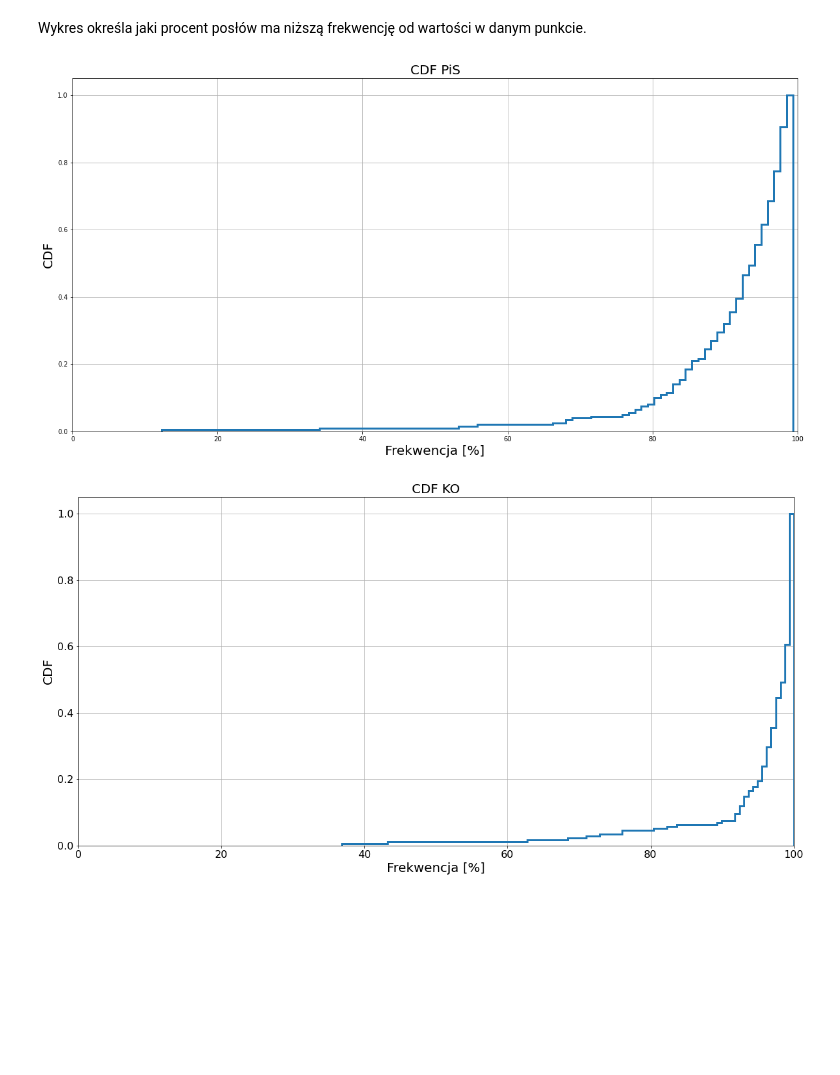
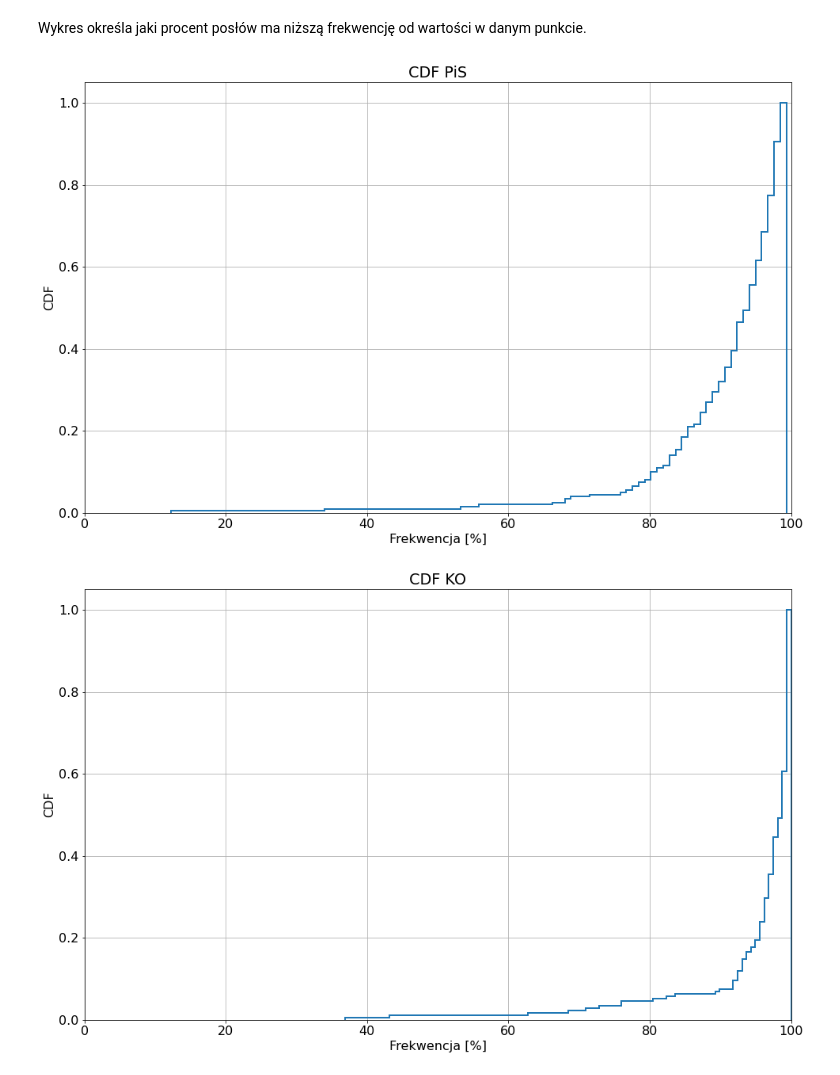
Before and after one commit to michalszycha/polish-sejm-check, a Jupyter notebook: mps.ipynb, the cells around one changed output. Saved outputs shown, nothing was run; the diff lists cells and outputs as text; code cells hidden in the pictures; blank space fills up the shorter version.

```diff
--- a/mps.ipynb
+++ b/mps.ipynb
@@ -223,24 +223,24 @@ result_df.style
 Wykres określa jaki procent posłów ma niższą frekwencję od wartości w danym punkcie.
 # %%
 for club in mps_df.club.unique():
-    plt.figure(figsize=(20,10))
+    plt.figure(figsize=(16,10))
+    plt.rcParams.update(
+        {'font.size': 16}
+    )
     plt.hist(
         mps_df[mps_df.club == club].percentOfVoting,
         bins=100,
         cumulative=True,
         density=True,
         histtype='step',
-        linewidth=3
-    )
-    plt.rcParams.update(
-        {'font.size': 16}
+        linewidth=2
     )
     plt.xlim(0,100)
     plt.grid(True)
-    plt.title(f'CDF {club}', fontsize=20)
-    plt.xlabel('Frekwencja [%]', fontsize=20)
-    plt.ylabel('CDF', fontsize=20)
+    plt.title(f'CDF {club}')
+    plt.xlabel('Frekwencja [%]')
+    plt.ylabel('CDF')
     plt.show()
 # %% [output]
-[figure, old version]
+[figure, new version]
-[figure, old version]
+[figure, new version]
```
Also changed, not shown: parts of 3 cells of this notebook, 1 other file.
